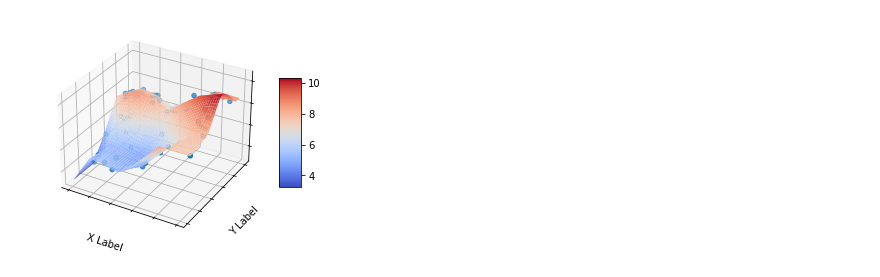
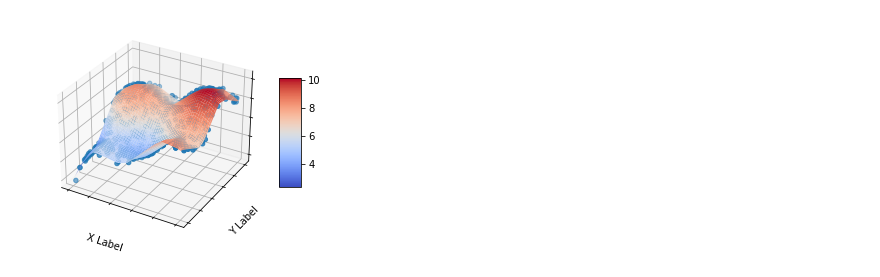
Before and after one commit to Siahkamari/Piecewise-linear-regression, a Jupyter notebook: Python/example_GPU.ipynb, the cells around one changed output. Drawn from its saved outputs; the diff is of its cells as text; code cells hidden in the pictures.

```diff
--- a/Python/example_GPU.ipynb
+++ b/Python/example_GPU.ipynb
@@ -10,8 +8,8 @@ from tqdm import tqdm
 from dc_regression_gpu import dc_regression
 # %%
 # Data
-n = 50
-dim = 2
+n = 1000
+dim = 10
 
 pi = 3.14159265
 X = th.rand(n, dim)
@@ -34,32 +32,33 @@ fig = plt.figure()
 ax = fig.gca(projection='3d')
 
 d_mesh = 0.01
 X_mesh = th.arange(th.min(X[:,0]), th.max(X[:,0]), d_mesh, device=device)
 Y_mesh = th.arange(th.min(X[:,1]), th.max(X[:,1]), d_mesh, device=device)
 X_mesh, Y_mesh = th.meshgrid(X_mesh, Y_mesh)
 
 X_mesh_all = th.cat((X_mesh.reshape(-1,1), Y_mesh.reshape(-1,1)), dim=1)
-X_mesh_all = th.cat((X_mesh_all,  th.zeros(X_mesh_all.shape[0],dim-2, device=device)), dim=1)
+if dim >2:
+    X_mesh_all = th.cat((X_mesh_all,  th.zeros(X_mesh_all.shape[0],dim-2, device=device)), dim=1)
 
 f_hat_mesh = model.predict(X_mesh_all).reshape(X_mesh.shape)
 
 
 # Plot the surface.
 surf = ax.plot_surface(X_mesh.cpu().numpy(), Y_mesh.cpu().numpy(), f_hat_mesh.cpu().numpy(), cmap = cm.coolwarm)
 ax.scatter(X.cpu().numpy()[:,0],X.cpu().numpy()[:,1],y.cpu().numpy())
 
 # Add a color bar which maps values to colors.
 fig.colorbar(surf, shrink=0.5, aspect=5)
 
 ax.set_xlabel('X Label')
 ax.set_ylabel('Y Label')
 ax.set_zlabel('Z Label')
 
 # Turn off tick labels
 ax.set_yticklabels([])
 ax.set_xticklabels([])
 ax.set_zticklabels([])
 
 plt.show()
 # %% [output]
-[figure, old version]
+[figure, new version]
```
Also changed, not shown: parts of 1 cell of this notebook, 1 other file.
